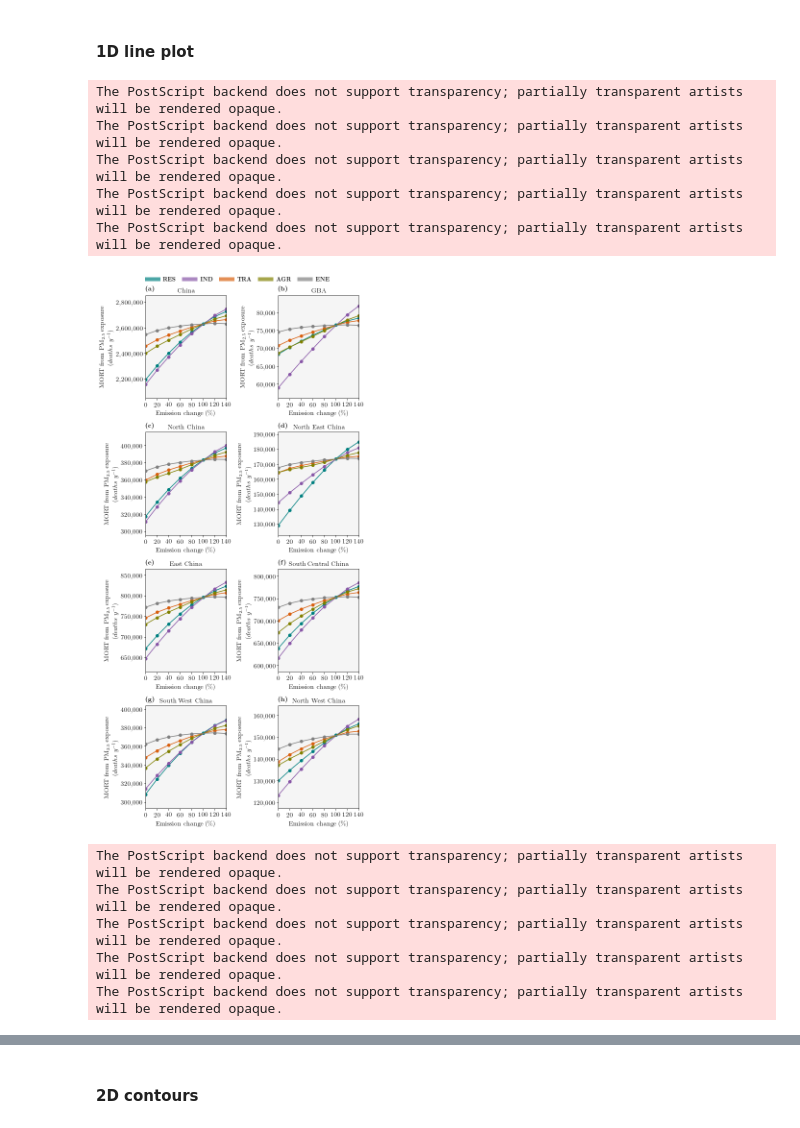
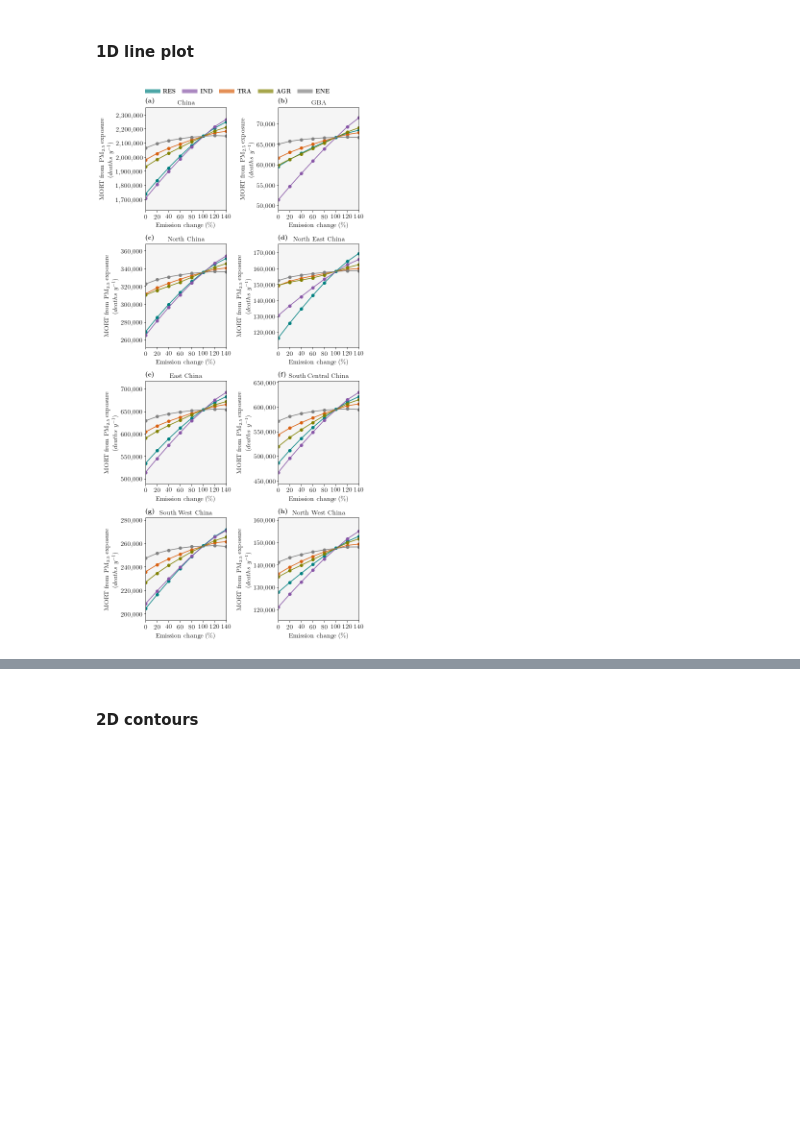
Before and after one commit to lukeconibear/emulator_annual, a Jupyter notebook: emulator_plots.ipynb, the cells around one changed output, grey strips where cells are left out. Drawn from its saved outputs; the diff is of its cells as text; code cells hidden in the pictures; blank space fills up the shorter version.

```diff
--- a/emulator_plots.ipynb
+++ b/emulator_plots.ipynb
@@ -1134,6 +1147,6 @@ joblib.dump(pop_2015_clipped, f'/nfs/b0122/Users/earlacoa/paper_aia_china/emulat
 # %%
-popweighted = joblib.load(f'/nfs/b0122/Users/earlacoa/paper_aia_china/emulator_annual/popweighted/popweighted_individual_inputs_region_{output}.joblib')
-pop_2015_clipped = joblib.load(f'/nfs/b0122/Users/earlacoa/paper_aia_china/emulator_annual/popweighted/pop_2015_region_{output}.joblib')
+popweighted = joblib.load(f'/nfs/b0122/Users/earlacoa/paper_aia_china/emulator_annual/popweighted/popweighted_individual_inputs_region_{output}_scaled.joblib')
+pop_2015_clipped = joblib.load(f'/nfs/b0122/Users/earlacoa/paper_aia_china/emulator_annual/popweighted/pop_2015_region_{output}_scaled.joblib')
 # %%
 def make_plot_exposure(index, output, outputs_popweighted, label, title):
     ax = fig.add_subplot(gs[index])
@@ -1202,11 +1208,11 @@ def make_plot_exposure(index, output, outputs_popweighted, label, title):
     plt.plot(list(agr.keys()), list(agr.values()), '-o', color='olive')
     plt.plot(list(ene.keys()), list(ene.values()), '-o', color='grey')
 # %%
-output = 'PM2_5_DRY'
-label = 'Annual-mean PM$_{2.5}$ exposure (${\\mu}g$ $m^{-3}$)'
+#output = 'PM2_5_DRY'
+#label = 'Annual-mean PM$_{2.5}$ exposure (${\\mu}g$ $m^{-3}$)'
 
-#output = 'o3_6mDM8h'
-#label = '6mDM8h O$_{3}$ exposure ($ppb$)'
+output = 'o3_6mDM8h'
+label = '6mDM8h O$_{3}$ exposure ($ppb$)'
 # %%
 fig = plt.figure(1, figsize=(8, 16))
 gs = gridspec.GridSpec(4, 2)
@@ -1516,9 +1567,9 @@ for region in regions_all:
 # %%
 for emission_config_filename in emission_config_filenames:
     for output in outputs:
-        df_country = pd.read_csv(f'{path_hia}/{output}/df_country_hia_{output}_{emission_config_filename}.csv')
-        df_province = pd.read_csv(f'{path_hia}/{output}/df_province_hia_{output}_{emission_config_filename}.csv')
-        df_prefecture = pd.read_csv(f'{path_hia}/{output}/df_prefecture_hia_{output}_{emission_config_filename}.csv')
+        df_country = pd.read_csv(f'{path_hia}/{output}_scaled/df_country_hia_{output}_{emission_config_filename}_scaled.csv')
+        df_province = pd.read_csv(f'{path_hia}/{output}_scaled/df_province_hia_{output}_{emission_config_filename}_scaled.csv')
+        df_prefecture = pd.read_csv(f'{path_hia}/{output}_scaled/df_prefecture_hia_{output}_{emission_config_filename}_scaled.csv')
 
         for region in regions_all:
             for outcome in outcomes:
@@ -1576,7 +1627,7 @@ def make_plot_health(plot_index, results, region, output, outcome):
     plt.yticks(fontsize=14)
     ax.get_yaxis().set_major_formatter(matplotlib.ticker.FuncFormatter(lambda x, p: format(int(x), ',')))
 
-    plt.xlabel('Emission change ({\%})', fontsize=14)
+    plt.xlabel('Percentage emissions ({\%})', fontsize=14)
     plt.ylabel(labels[f'{output}_{outcome}'], fontsize=14)
 
     plt.annotate(r'\textbf{(' + chr(97 + plot_index) + ')}', xy=(0, 1.05), xycoords='axes fraction', fontsize=14)
@@ -1588,42 +1639,36 @@ def make_plot_health(plot_index, results, region, output, outcome):
     plt.plot(list(agr.keys()), list(agr.values()), '-o', color='olive')
     plt.plot(list(ene.keys()), list(ene.values()), '-o', color='grey')
 # %%
-for outcome in outcomes:
-    for output in outputs:
-        fig = plt.figure(1, figsize=(8, 16))
-        gs = gridspec.GridSpec(4, 2)
+#for outcome in outcomes:
+#    for output in outputs:
 
-        for index, region in enumerate(regions_all):
-            make_plot_health(index, results, region, output, outcome)
+outcome = 'mort'
+output = 'PM2_5_DRY'
+
+fig = plt.figure(1, figsize=(8, 16))
+gs = gridspec.GridSpec(4, 2)
+
+for index, region in enumerate(regions_all):
+    make_plot_health(index, results, region, output, outcome)
 
 
-        leg_1 = matplotlib.lines.Line2D([], [], color='teal', linewidth=8.0, label=r'\textbf{RES}', alpha=0.7)
-        leg_2 = matplotlib.lines.Line2D([], [], color='#8856a7', linewidth=8.0, label=r'\textbf{IND}', alpha=0.7)
-        leg_3 = matplotlib.lines.Line2D([], [], color='#d95f0e', linewidth=8.0, label=r'\textbf{TRA}', alpha=0.7)
-        leg_4 = matplotlib.lines.Line2D([], [], color='olive', linewidth=8.0, label=r'\textbf{AGR}', alpha=0.7)
-        leg_5 = matplotlib.lines.Line2D([], [], color='grey', linewidth=8.0, label=r'\textbf{ENE}', alpha=0.7)
+leg_1 = matplotlib.lines.Line2D([], [], color='teal', linewidth=8.0, label=r'\textbf{RES}', alpha=0.7)
+leg_2 = matplotlib.lines.Line2D([], [], color='#8856a7', linewidth=8.0, label=r'\textbf{IND}', alpha=0.7)
+leg_3 = matplotlib.lines.Line2D([], [], color='#d95f0e', linewidth=8.0, label=r'\textbf{TRA}', alpha=0.7)
+leg_4 = matplotlib.lines.Line2D([], [], color='olive', linewidth=8.0, label=r'\textbf{AGR}', alpha=0.7)
+leg_5 = matplotlib.lines.Line2D([], [], color='grey', linewidth=8.0, label=r'\textbf{ENE}', alpha=0.7)
 
-        gs.tight_layout(fig, rect=[0, 0, 1.0, 1.0])
+gs.tight_layout(fig, rect=[0, 0, 1.0, 1.0])
 
-        bb = (fig.subplotpars.left + 0.06, fig.subplotpars.top + 0.03, fig.subplotpars.right - fig.subplotpars.left - 0.1, 0.1)
-        plt.legend(
-            fontsize=12, fancybox=True, loc='upper center', bbox_to_anchor=bb, ncol=5, frameon=False,
-            handles=[leg_1, leg_2, leg_3, leg_4, leg_5], mode='expand', borderaxespad=0.,
-            bbox_transform=fig.transFigure
-        )
+bb = (fig.subplotpars.left + 0.06, fig.subplotpars.top + 0.03, fig.subplotpars.right - fig.subplotpars.left - 0.1, 0.1)
+plt.legend(
+    fontsize=12, fancybox=True, loc='upper center', bbox_to_anchor=bb, ncol=5, frameon=False,
+    handles=[leg_1, leg_2, leg_3, leg_4, leg_5], mode='expand', borderaxespad=0.,
+    bbox_transform=fig.transFigure
+)
 
-        plt.savefig(f'/nfs/b0122/Users/earlacoa/png/paper_aia_emulator_annual/{output}_{outcome}_line-plot_all.png', dpi=700, alpha=True, bbox_inches='tight')
-        plt.savefig(f'/nfs/b0122/Users/earlacoa/png/paper_aia_emulator_annual/{output}_{outcome}_line-plot_all.eps', format='eps', dpi=700, alpha=True, bbox_inches='tight')
-        plt.show()
+#plt.savefig(f'/nfs/b0122/Users/earlacoa/png/paper_aia_emulator_annual/{output}_{outcome}_line-plot_all_scaled.png', dpi=700, alpha=True, bbox_inches='tight')
+#plt.savefig(f'/nfs/b0122/Users/earlacoa/png/paper_aia_emulator_annual/{output}_{outcome}_line-plot_all_scaled.eps', format='eps', dpi=700, alpha=True, bbox_inches='tight')
+plt.show()
 # %% [output]
-The PostScript backend does not support transparency; partially transparent artists will be rendered opaque.
-The PostScript backend does not support transparency; partially transparent artists will be rendered opaque.
-The PostScript backend does not support transparency; partially transparent artists will be rendered opaque.
-The PostScript backend does not support transparency; partially transparent artists will be rendered opaque.
-The PostScript backend does not support transparency; partially transparent artists will be rendered opaque.
-[figure, old version]
+[figure, new version]
-The PostScript backend does not support transparency; partially transparent artists will be rendered opaque.
-The PostScript backend does not support transparency; partially transparent artists will be rendered opaque.
-The PostScript backend does not support transparency; partially transparent artists will be rendered opaque.
-The PostScript backend does not support transparency; partially transparent artists will be rendered opaque.
-The PostScript backend does not support transparency; partially transparent artists will be rendered opaque.
```
Also changed, not shown: parts of 57 cells of this notebook, 5 other files.
